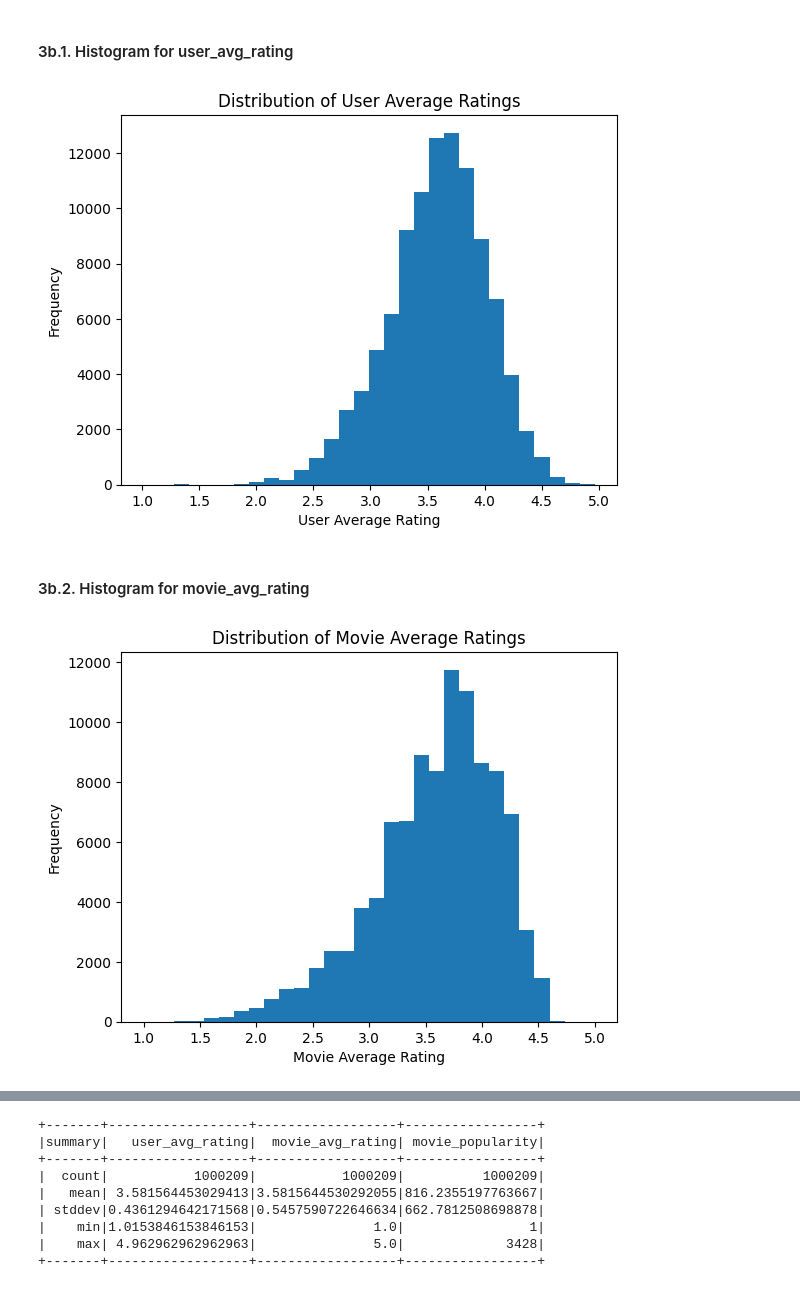
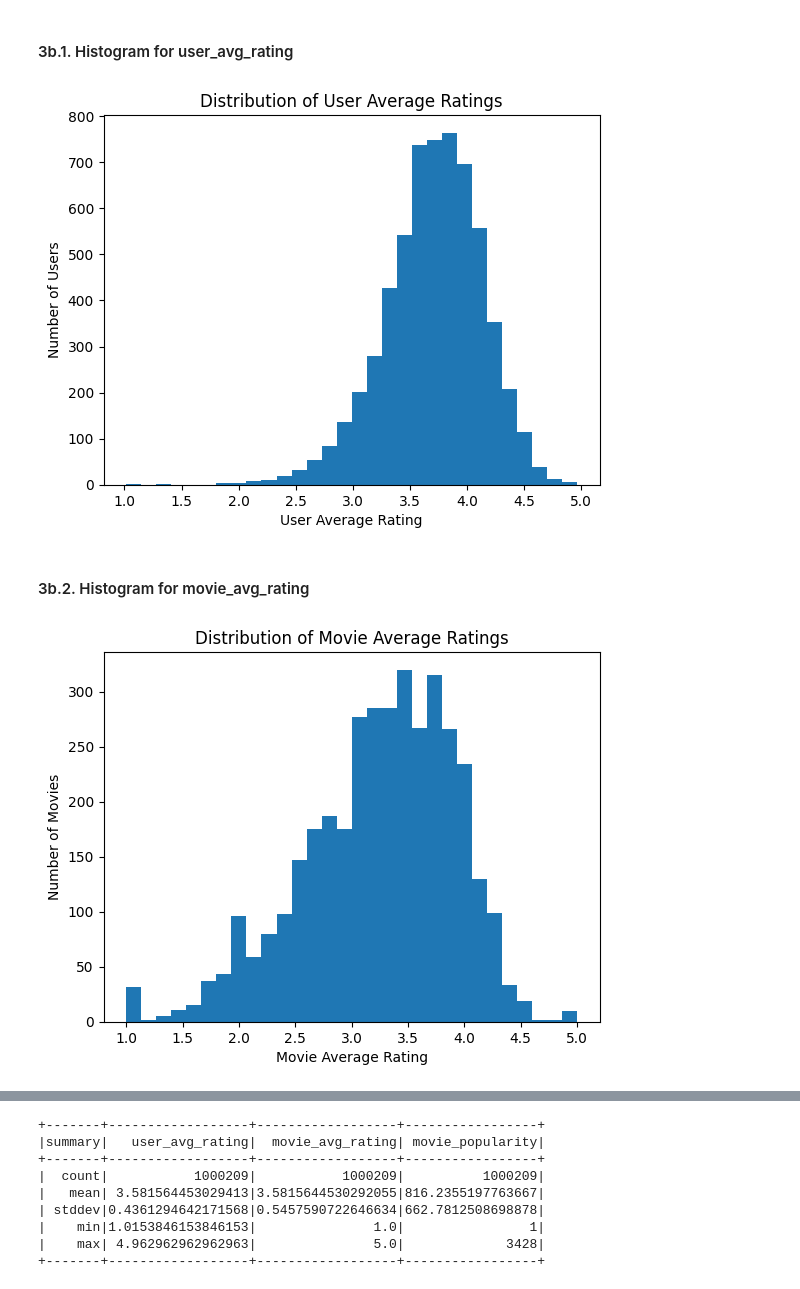
Before and after one commit to RutvikNK/cs570_movie-lens_group2, a Jupyter notebook: SP26 CS570 Project-1.ipynb, the cells around one changed output, grey strips where cells are left out. Drawn from its saved outputs; the diff is of its cells as text; code cells hidden in the pictures.

```diff
--- a/SP26 CS570 Project-1.ipynb
+++ b/SP26 CS570 Project-1.ipynb
@@ -1051,25 +1034,33 @@ The dataset contains approximately 58% high ratings(rating >= 4) and 42% low rat
 # %%
 import matplotlib.pyplot as plt
 
-user_avg_pd = df_joined.select("user_avg_rating").sample(0.1).toPandas()
+user_avg_pd = df_joined.select("UserId","user_avg_rating") \
+                .dropDuplicates(["UserId"]) \
+                .toPandas()
 
 plt.hist(user_avg_pd["user_avg_rating"], bins=30)
 plt.xlabel("User Average Rating")
-plt.ylabel("Frequency")
+plt.ylabel("Number of Users")
 plt.title("Distribution of User Average Ratings")
+plt.savefig("user_avg_rating_histograms.png")
+
 plt.show()
 # %% [output]
-[figure, old version]
+[figure, new version]
 # %% [markdown]
 #### 3b.2. Histogram for movie_avg_rating
 # %%
-movie_avg_pd = df_joined.select("movie_avg_rating").sample(0.1).toPandas()
+movie_avg_pd = df_joined.select("MovieID","movie_avg_rating") \
+                 .dropDuplicates(["MovieID"]) \
+                 .toPandas()
 
 plt.hist(movie_avg_pd["movie_avg_rating"], bins=30)
 plt.xlabel("Movie Average Rating")
-plt.ylabel("Frequency")
+plt.ylabel("Number of Movies")
 plt.title("Distribution of Movie Average Ratings")
+plt.savefig("movie_avg_rating_histograms.png")
+
 plt.show()
 # %% [output]
-[figure, old version]
+[figure, new version]
 # %%
```
Also changed, not shown: parts of 57 cells of this notebook, 1 other file.
